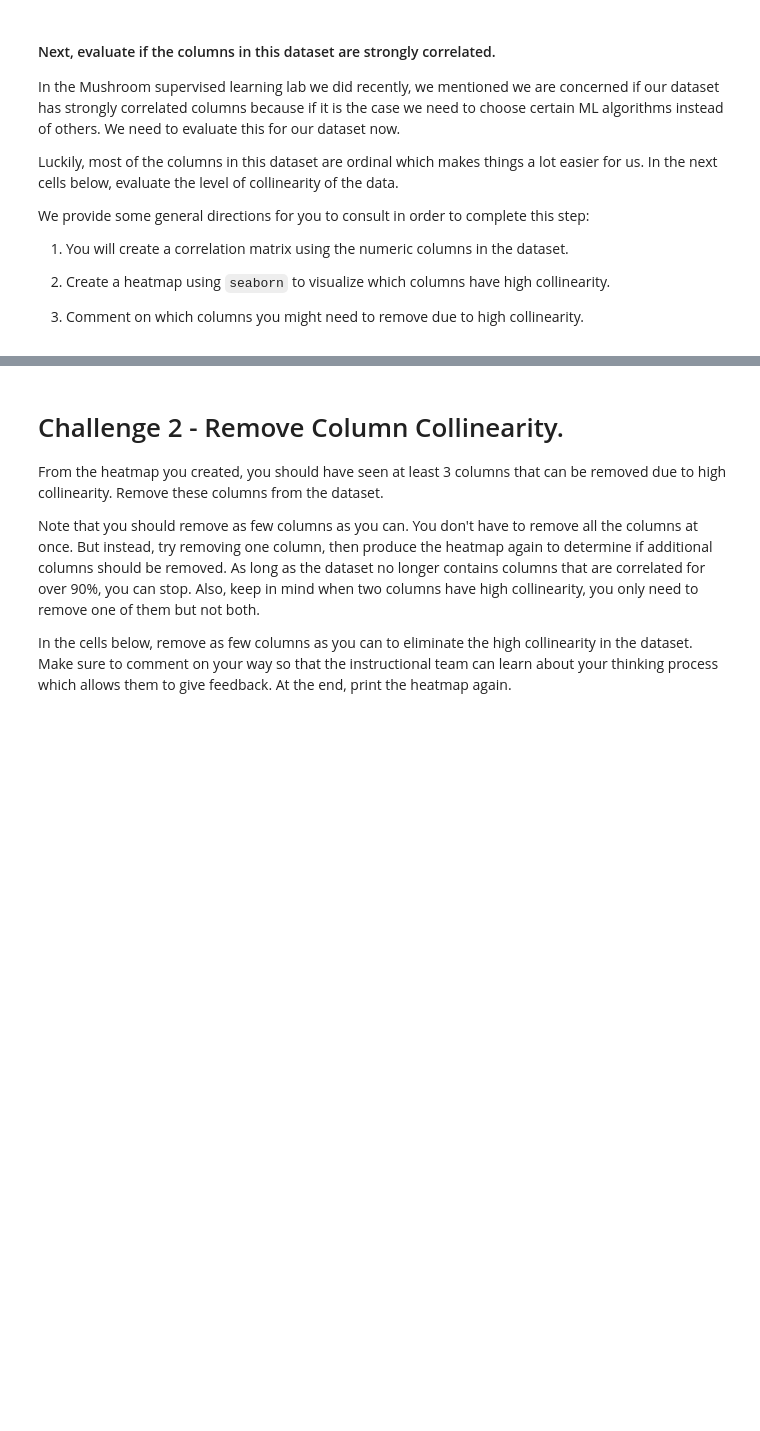
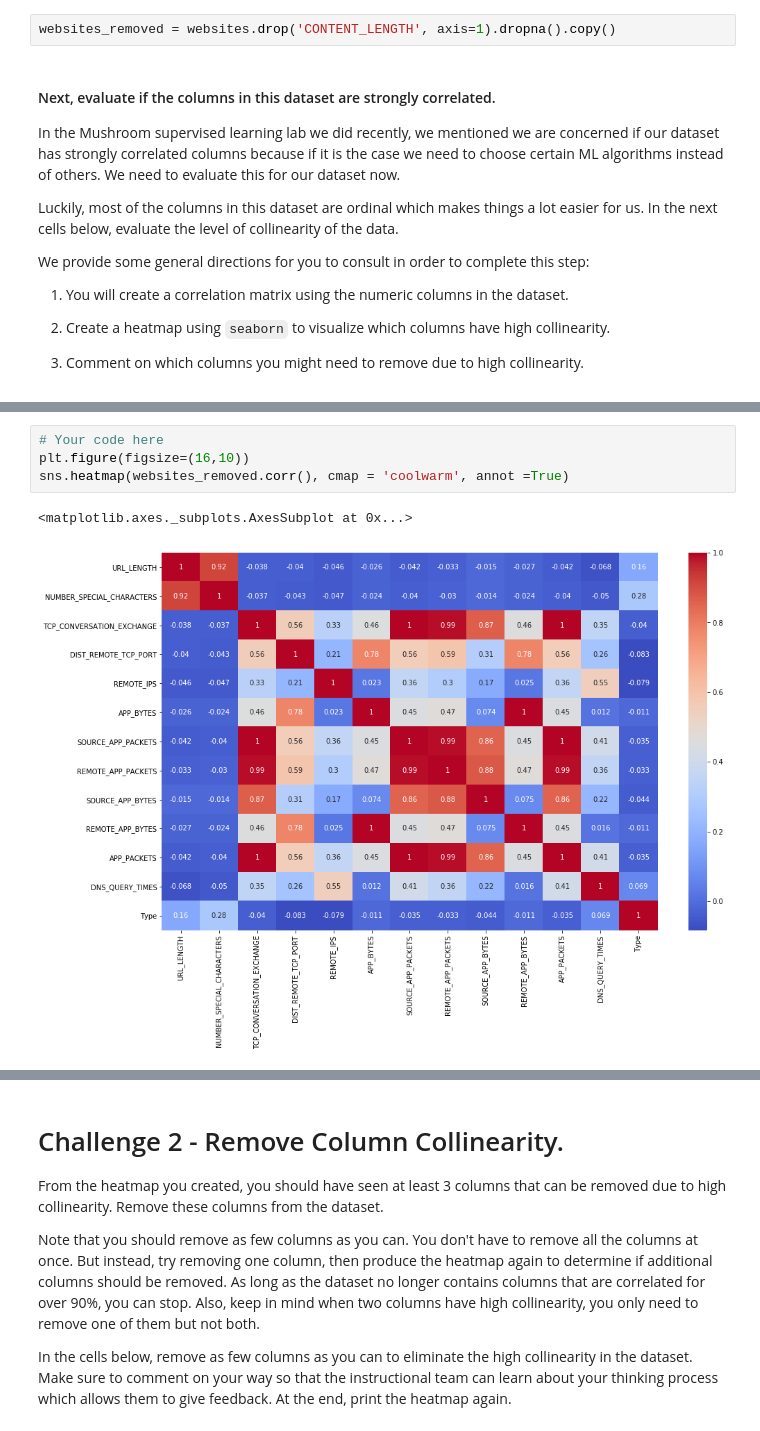
Before and after one commit to ta-datapt-bcn/lab-supervised-learning, a Jupyter notebook: your-code/main.ipynb, the cells around one changed output, grey strips where cells are left out. Drawn from its saved outputs; the diff is of its cells as text; blank space fills up the shorter version.

```diff
--- a/your-code/main.ipynb
+++ b/your-code/main.ipynb
@@ -39,3 +79,5 @@ Feel free to add additional cells for your explorations. Make sure to comment wh
+# %%
+websites_removed = websites.drop('CONTENT_LENGTH', axis=1).dropna().copy()
 # %% [markdown]
 #### Next, evaluate if the columns in this dataset are strongly correlated.
 
@@ -56,0 +112,7 @@ We provide some general directions for you to consult in order to complete this
+# %%
+# Your code here
+plt.figure(figsize=(16,10))
+sns.heatmap(websites_removed.corr(), cmap = 'coolwarm', annot =True)
+# %% [output]
+<matplotlib.axes._subplots.AxesSubplot at 0x...>
+[figure, added]
```
Also changed, not shown: parts of 58 cells of this notebook.
